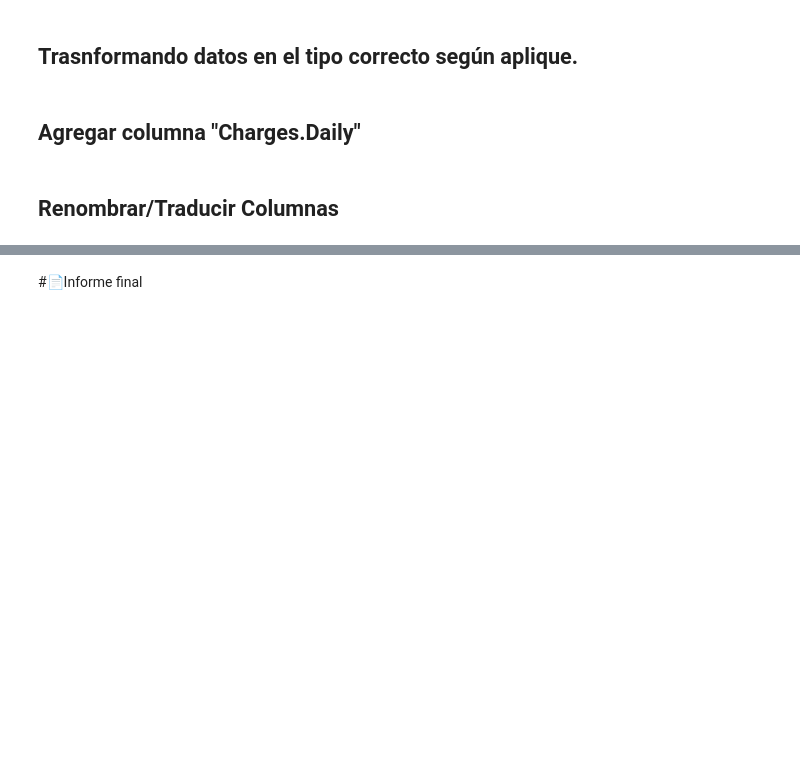
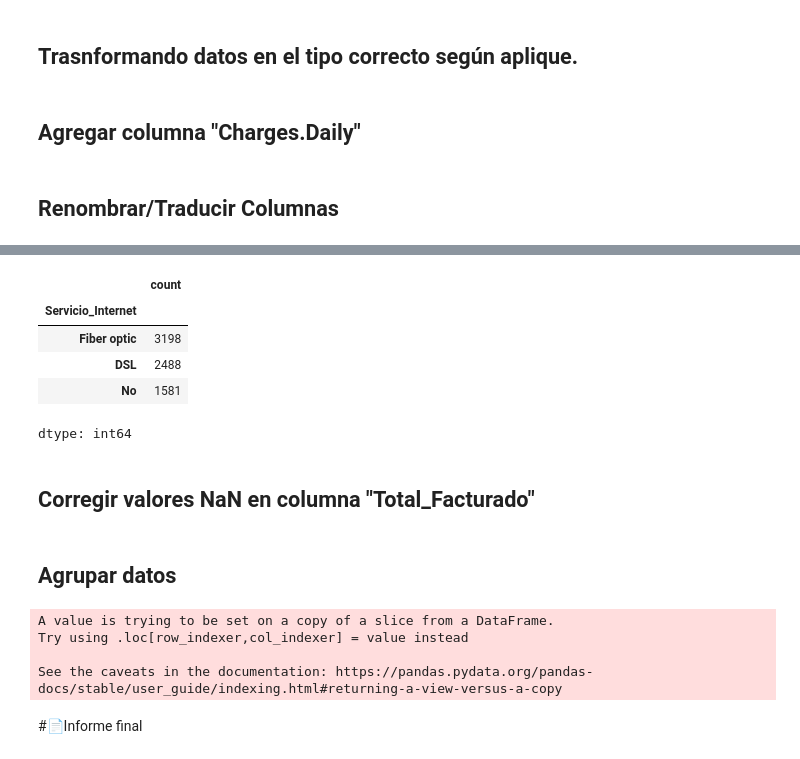
Before and after one commit to RandyV37/TelecomX, a Jupyter notebook: TelecomX_LATAM.ipynb, the cells around one changed output, grey strips where cells are left out. Saved outputs shown, nothing was run; the diff lists cells and outputs as text; code cells hidden in the pictures; blank space fills up the shorter version.

Commit message:
Inicio con analisis de los datos

```diff
--- a/TelecomX_LATAM.ipynb
+++ b/TelecomX_LATAM.ipynb
@@ -52,0 +58,26 @@ memory usage: 1.2+ MB
+# %%
+TelecomX_Data_concat['Churn'].replace('Yes', True, inplace=True)
+TelecomX_Data_concat['Churn'].replace('No', False, inplace=True)
+TelecomX_Data_concat['Partner'].replace('Yes', True, inplace=True)
+TelecomX_Data_concat['Partner'].replace('No', False, inplace=True)
+TelecomX_Data_concat['Dependents'].replace('Yes', True, inplace=True)
+TelecomX_Data_concat['Dependents'].replace('No', False, inplace=True)
+TelecomX_Data_concat['PhoneService'].replace('Yes', True, inplace=True)
+TelecomX_Data_concat['PhoneService'].replace('No', False, inplace=True)
+TelecomX_Data_concat['MultipleLines'].replace('Yes', True, inplace=True)
+TelecomX_Data_concat['MultipleLines'].replace('No', False, inplace=True)
+TelecomX_Data_concat['MultipleLines'].replace('No phone service', False, inplace=True)
+TelecomX_Data_concat['OnlineBackup'].replace('Yes', True, inplace=True)
+TelecomX_Data_concat['OnlineBackup'].replace('No', False, inplace=True)
+TelecomX_Data_concat['OnlineSecurity'].replace('Yes', True, inplace=True)
+TelecomX_Data_concat['OnlineSecurity'].replace('No', False, inplace=True)
+TelecomX_Data_concat['DeviceProtection'].replace('Yes', True, inplace=True)
+TelecomX_Data_concat['DeviceProtection'].replace('No', False, inplace=True)
+TelecomX_Data_concat['TechSupport'].replace('Yes', True, inplace=True)
+TelecomX_Data_concat['TechSupport'].replace('No', False, inplace=True)
+TelecomX_Data_concat['StreamingTV'].replace('Yes', True, inplace=True)
+TelecomX_Data_concat['StreamingTV'].replace('No', False, inplace=True)
+TelecomX_Data_concat['StreamingMovies'].replace('Yes', True, inplace=True)
+TelecomX_Data_concat['StreamingMovies'].replace('No', False, inplace=True)
+TelecomX_Data_concat['PaperlessBilling'].replace('Yes', True, inplace=True)
+TelecomX_Data_concat['PaperlessBilling'].replace('No', False, inplace=True)
@@ -105,0 +175,11 @@ TelecomX_Data_concat = TelecomX_Data_concat.rename(columns={
+# %%
+TelecomX_Data_concat['Servicio_Internet'].value_counts()
+# %% [output]
+|  | count |
+| Servicio_Internet |  |
+| Fiber optic | 3198 |
+| DSL | 2488 |
+| No | 1581 |
+dtype: int64
+# %% [markdown]
+## Corregir valores NaN en columna "Total_Facturado"
@@ -106,2 +197,32 @@ TelecomX_Data_concat = TelecomX_Data_concat.rename(columns={
+# %% [markdown]
+## Agrupar datos
+# %%
+# Filtrar solo los clientes detractores
+detractores = TelecomX_Data_concat[TelecomX_Data_concat['Cliente_Detractor'] == True]
+
+# Crear columna de perfil combinando Pareja y Dependientes
+detractores['Perfil'] = detractores.apply(
+    lambda row: f"{'Con Pareja' if row['Tiene_Pareja'] else 'Sin Pareja'} - " +
+                f"{'Con Dependientes' if row['Tiene_Dependientes'] else 'Sin Dependientes'}", axis=1)
+
+# Función auxiliar para agrupar y contar
+def contar(df):
+    return df.groupby('Perfil').size().reindex([
+        'Con Pareja - Con Dependientes',
+        'Con Pareja - Sin Dependientes',
+        'Sin Pareja - Con Dependientes',
+        'Sin Pareja - Sin Dependientes'
+    ], fill_value=0).reset_index(name='Cantidad')
+
+# Crear Subconjuntos
+masc_tercera = contar(detractores[(detractores['Genero'] == 'Male') & (detractores['Usuario_Tercera_Edad'])])
+masc_no_tercera = contar(detractores[(detractores['Genero'] == 'Male') & (~detractores['Usuario_Tercera_Edad'])])
+fem_tercera = contar(detractores[(detractores['Genero'] == 'Female') & (detractores['Usuario_Tercera_Edad'])])
+fem_no_tercera = contar(detractores[(detractores['Genero'] == 'Female') & (~detractores['Usuario_Tercera_Edad'])])
+# %% [output]
+A value is trying to be set on a copy of a slice from a DataFrame.
+Try using .loc[row_indexer,col_indexer] = value instead
+
+See the caveats in the documentation: https://pandas.pydata.org/pandas-docs/stable/user_guide/indexing.html#returning-a-view-versus-a-copy
 # %% [markdown]
 #📄Informe final
```
Also changed, not shown: parts of 7 cells of this notebook.
